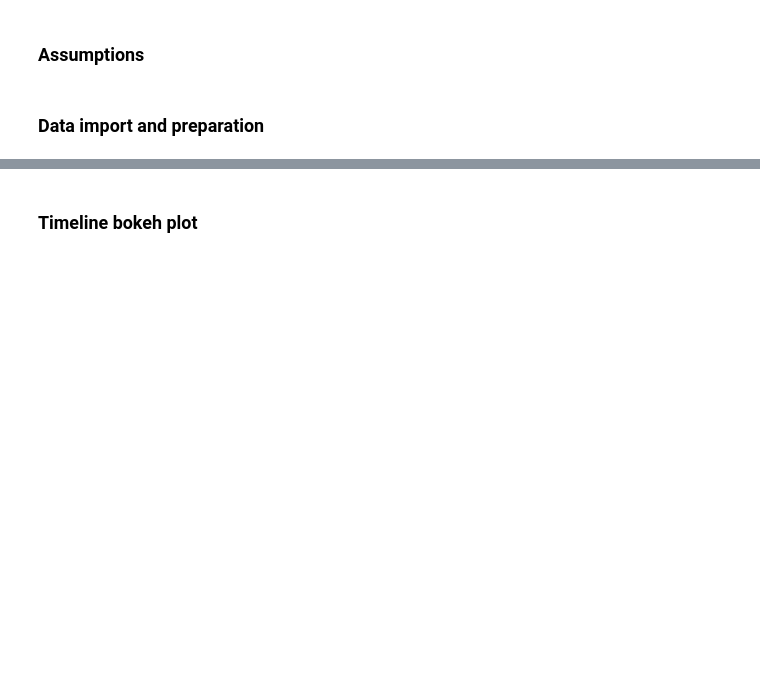
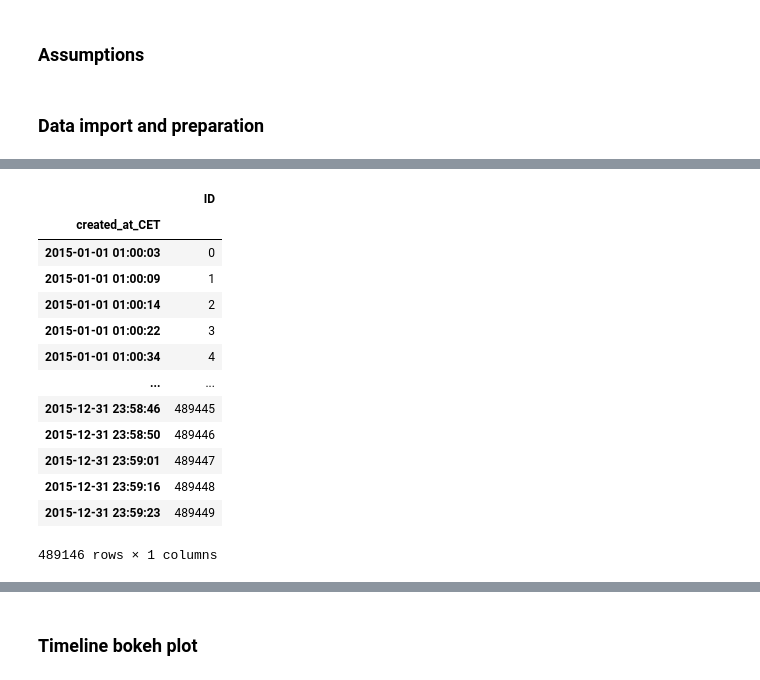
Before and after one commit to TemporalData/Meteo-Tweets, a Jupyter notebook: Timeline, Map, and Histogram.ipynb, the cells around one changed output, grey strips where cells are left out. Saved outputs shown, nothing was run; the diff lists cells and outputs as text; code cells hidden in the pictures; blank space fills up the shorter version.

```diff
--- a/Timeline, Map, and Histogram.ipynb
+++ b/Timeline, Map, and Histogram.ipynb
@@ -222,0 +198,17 @@ array([[Timestamp('2015-01-01 00:00:00'),
+# %%
+time_table['2015']
+# %% [output]
+|  | ID |
+| created_at_CET |  |
+| 2015-01-01 01:00:03 | 0 |
+| 2015-01-01 01:00:09 | 1 |
+| 2015-01-01 01:00:14 | 2 |
+| 2015-01-01 01:00:22 | 3 |
+| 2015-01-01 01:00:34 | 4 |
+| ... | ... |
+| 2015-12-31 23:58:46 | 489445 |
+| 2015-12-31 23:58:50 | 489446 |
+| 2015-12-31 23:59:01 | 489447 |
+| 2015-12-31 23:59:16 | 489448 |
+| 2015-12-31 23:59:23 | 489449 |
+489146 rows × 1 columns
```
Also changed, not shown: parts of 31 cells of this notebook, 2 other files.
